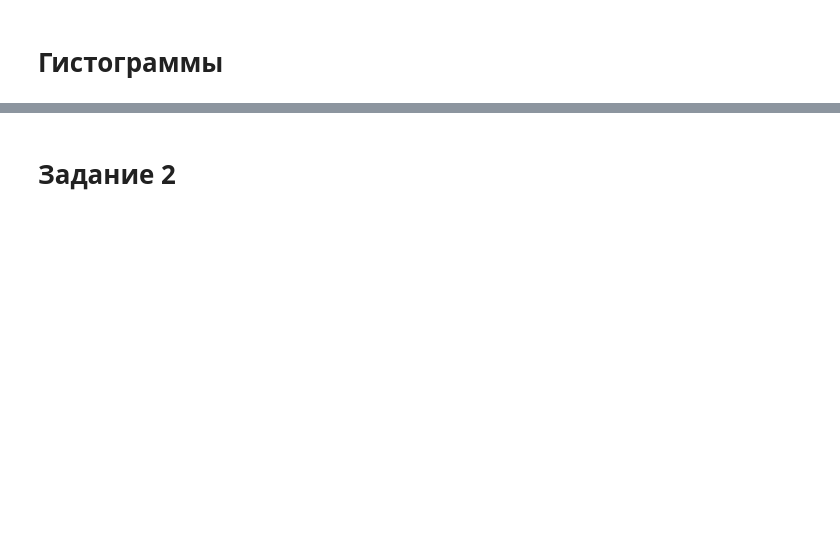
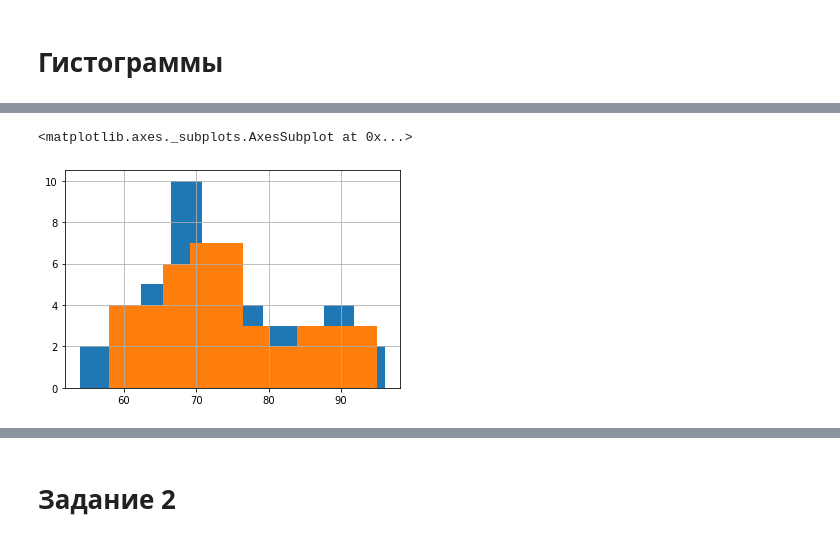
Before and after one commit to stasykrylova/LR_second, a Jupyter notebook: LR2.ipynb, the cells around one changed output, grey strips where cells are left out. Cells and saved outputs as stored; diff of their text form; code cells hidden in the pictures; blank space fills up the shorter version.

```diff
--- a/LR2.ipynb
+++ b/LR2.ipynb
@@ -158,0 +174,6 @@ train_df['repwt'].hist()
+# %%
+train_df_man["weight"].hist()
+train_df_man['repwt'].hist()
+# %% [output]
+<matplotlib.axes._subplots.AxesSubplot at 0x...>
+[figure, added]
```
Also changed, not shown: parts of 47 cells of this notebook.
